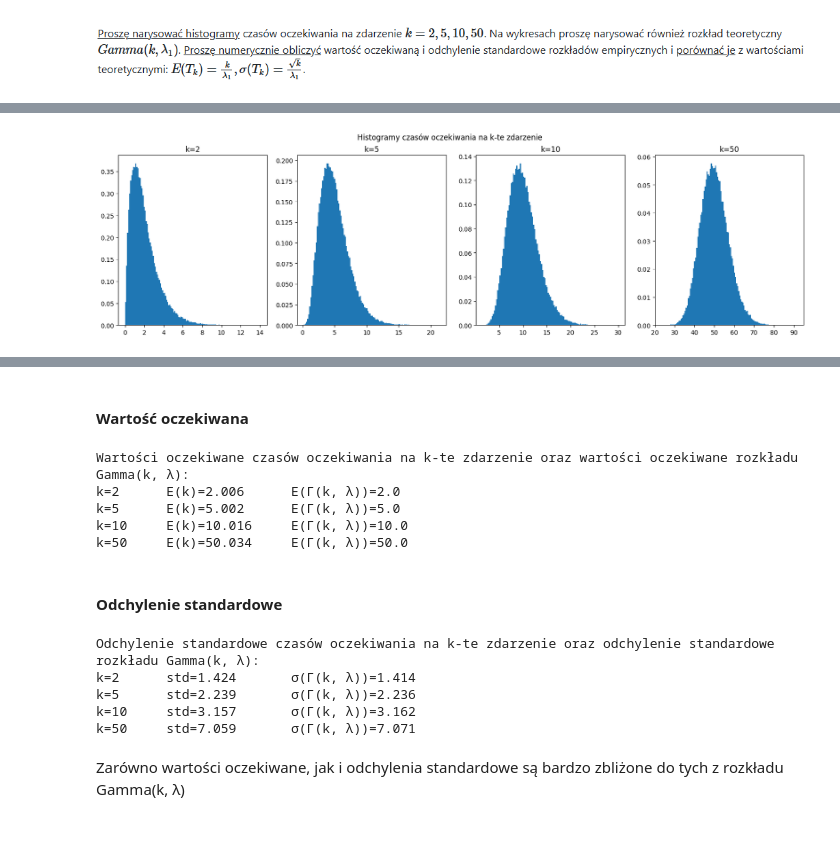
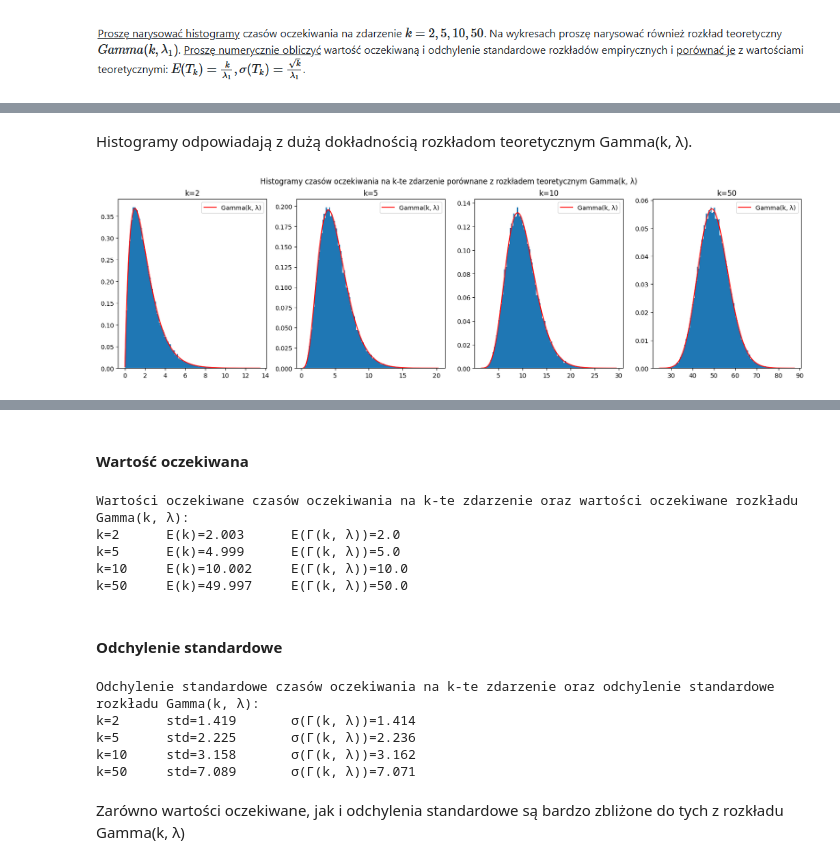
Before and after one commit to Blato122/MetodyStatystyczne-2024.25, a Jupyter notebook: poisson_processes/ex14.ipynb, the cells around one changed output, grey strips where cells are left out. Cells and saved outputs as stored; diff of their text form; code cells hidden in the pictures; blank space fills up the shorter version.

```diff
--- a/poisson_processes/ex14.ipynb
+++ b/poisson_processes/ex14.ipynb
@@ -26,17 +27,24 @@ for k in ks:
         for _ in range(k):
             wait_time += random.expovariate(lambda1) # "T ma rozkład wykładniczy z parametrem lambda"
         wait_times[k].append(wait_time)
+# %% [markdown]
+Histogramy odpowiadają z dużą dokładnością rozkładom teoretycznym Gamma(k, λ).
 # %%
 fig, axes = plt.subplots(nrows=1, ncols=4, figsize=(20,5))
-fig.suptitle("Histogramy czasów oczekiwania na k-te zdarzenie")
+fig.suptitle("Histogramy czasów oczekiwania na k-te zdarzenie porównane z rozkładem teoretycznym Gamma(k, λ)")
 
 for ax, k in zip(axes, ks):
     data = wait_times[k]
     n_bins = scotts_bin_width(data)
     ax.set_title(f"k={k}")
     ax.hist(data, density=True, bins=n_bins)
+
+    x = np.linspace(min(data), max(data), 1000)
+    y = gamma.pdf(x, a=k, scale=1/lambda1)
+    ax.plot(x, y, label='Gamma(k, λ)', c='r')
+    ax.legend()
 # %% [output]
-[figure, old version]
+[figure, new version]
 # %% [markdown]
 ![image.png](attachment:image.png)
 # %% [markdown]
@@ -47,10 +55,10 @@ for k in ks:
     print(f"k={k} \t E(k)={np.average(wait_times[k]):0.3f} \t E(Γ(k, λ))={k/lambda1}")
 # %% [output]
 Wartości oczekiwane czasów oczekiwania na k-te zdarzenie oraz wartości oczekiwane rozkładu Gamma(k, λ):
-k=2      E(k)=2.006      E(Γ(k, λ))=2.0
-k=5      E(k)=5.002      E(Γ(k, λ))=5.0
-k=10     E(k)=10.016     E(Γ(k, λ))=10.0
-k=50     E(k)=50.034     E(Γ(k, λ))=50.0
+k=2      E(k)=2.003      E(Γ(k, λ))=2.0
+k=5      E(k)=4.999      E(Γ(k, λ))=5.0
+k=10     E(k)=10.002     E(Γ(k, λ))=10.0
+k=50     E(k)=49.997     E(Γ(k, λ))=50.0
 # %% [markdown]
 #### Odchylenie standardowe
 # %%
@@ -59,9 +67,9 @@ for k in ks:
     print(f"k={k} \t std={np.std(wait_times[k]):0.3f} \t σ(Γ(k, λ))={np.sqrt(k)/lambda1:0.3f}")
 # %% [output]
 Odchylenie standardowe czasów oczekiwania na k-te zdarzenie oraz odchylenie standardowe rozkładu Gamma(k, λ):
-k=2      std=1.424       σ(Γ(k, λ))=1.414
-k=5      std=2.239       σ(Γ(k, λ))=2.236
-k=10     std=3.157       σ(Γ(k, λ))=3.162
-k=50     std=7.059       σ(Γ(k, λ))=7.071
+k=2      std=1.419       σ(Γ(k, λ))=1.414
+k=5      std=2.225       σ(Γ(k, λ))=2.236
+k=10     std=3.158       σ(Γ(k, λ))=3.162
+k=50     std=7.089       σ(Γ(k, λ))=7.071
 # %% [markdown]
 Zarówno wartości oczekiwane, jak i odchylenia standardowe są bardzo zbliżone do tych z rozkładu Gamma(k, λ)
```
Also changed, not shown: parts of 1 cell of this notebook, 5 other files.
